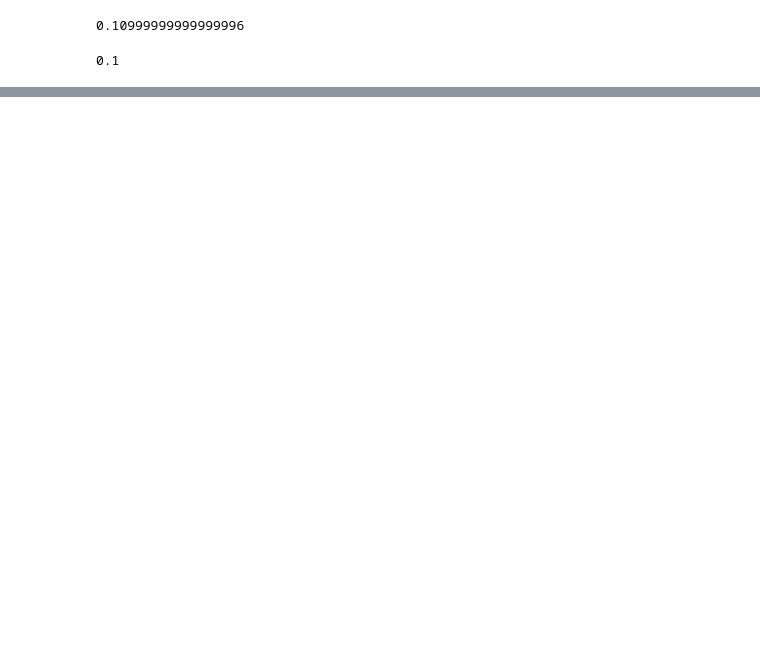
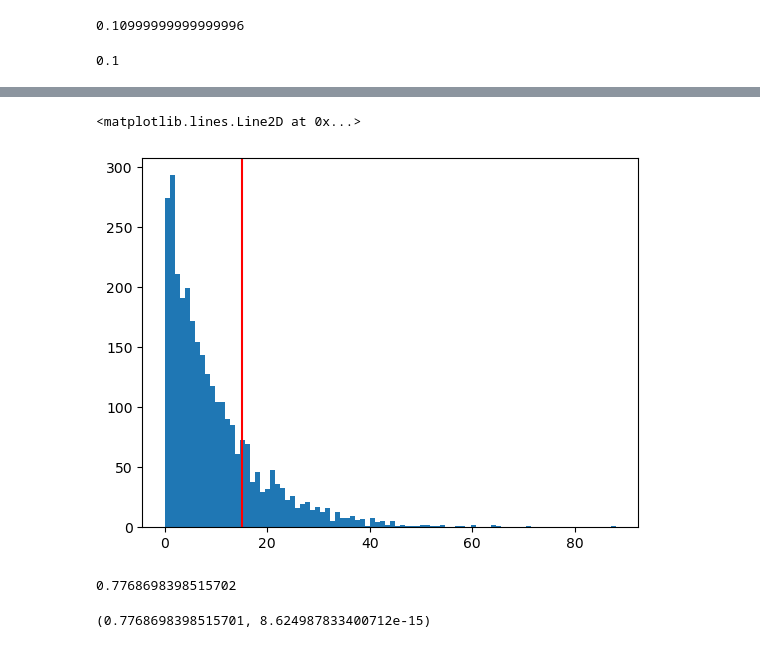
Before and after one commit to jealcalat/AEM-ITESO, a Jupyter notebook: tema_2/funciones_densidad_cdf.ipynb, the cells around one changed output, grey strips where cells are left out. Cells and saved outputs as stored; diff of their text form; code cells hidden in the pictures; blank space fills up the shorter version.

```diff
--- a/tema_2/funciones_densidad_cdf.ipynb
+++ b/tema_2/funciones_densidad_cdf.ipynb
@@ -147,0 +221,16 @@ uniform.cdf(11.1, 10, 10)
+# %%
+scale = 15
+expon_rvs = expon.rvs(scale=10,size=3000)
+plt.hist(expon_rvs,bins=90);
+plt.axvline(scale,color='red')
+# %% [output]
+<matplotlib.lines.Line2D at 0x...>
+[figure, added]
+# %%
+expon.cdf(15,scale=10)
+# %% [output]
+0.7768698398515702
+# %%
+quad(expon.pdf, 0, 15, args=(0,10))
+# %% [output]
+(0.7768698398515701, 8.624987833400712e-15)
```
Also changed, not shown: parts of 21 cells of this notebook, 1 other file.
